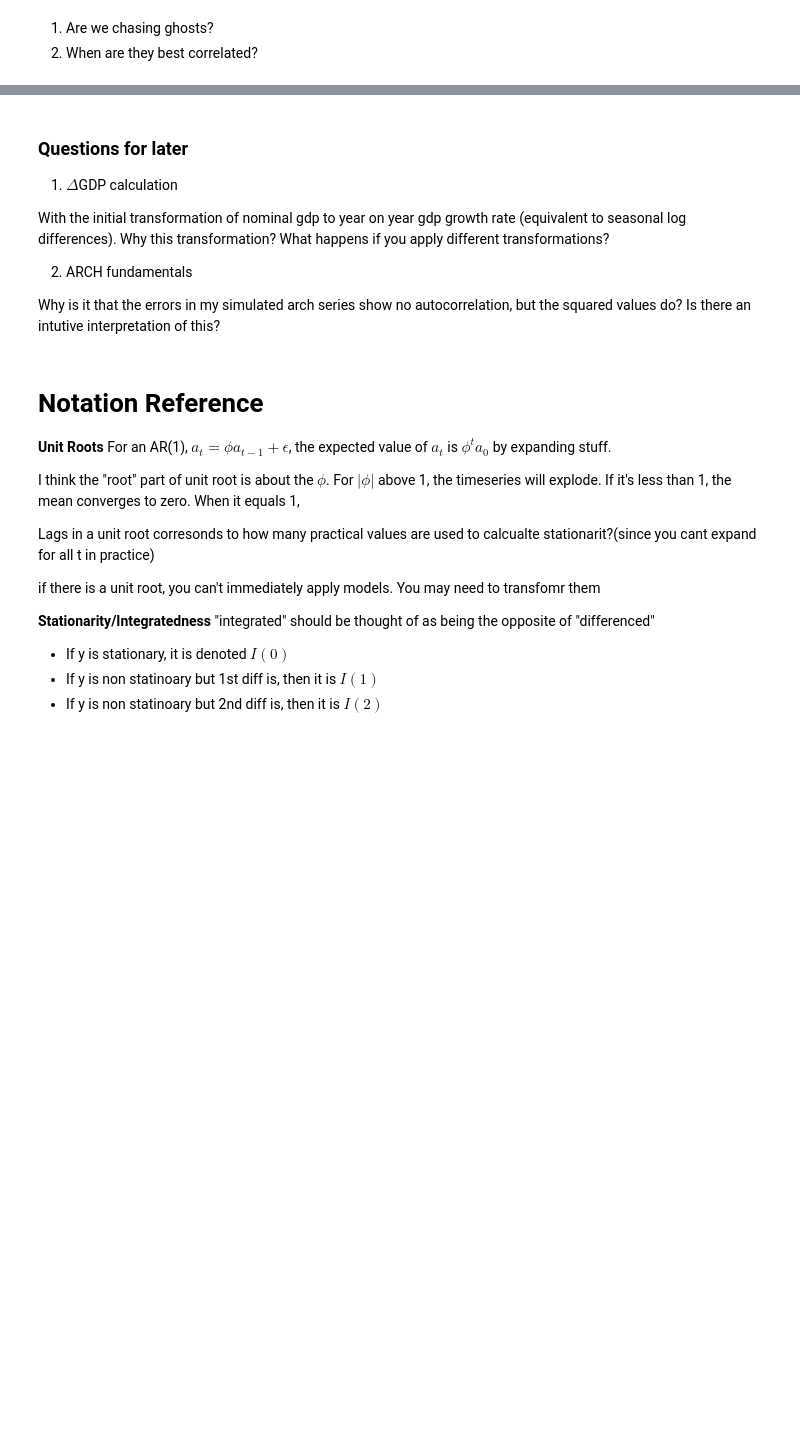
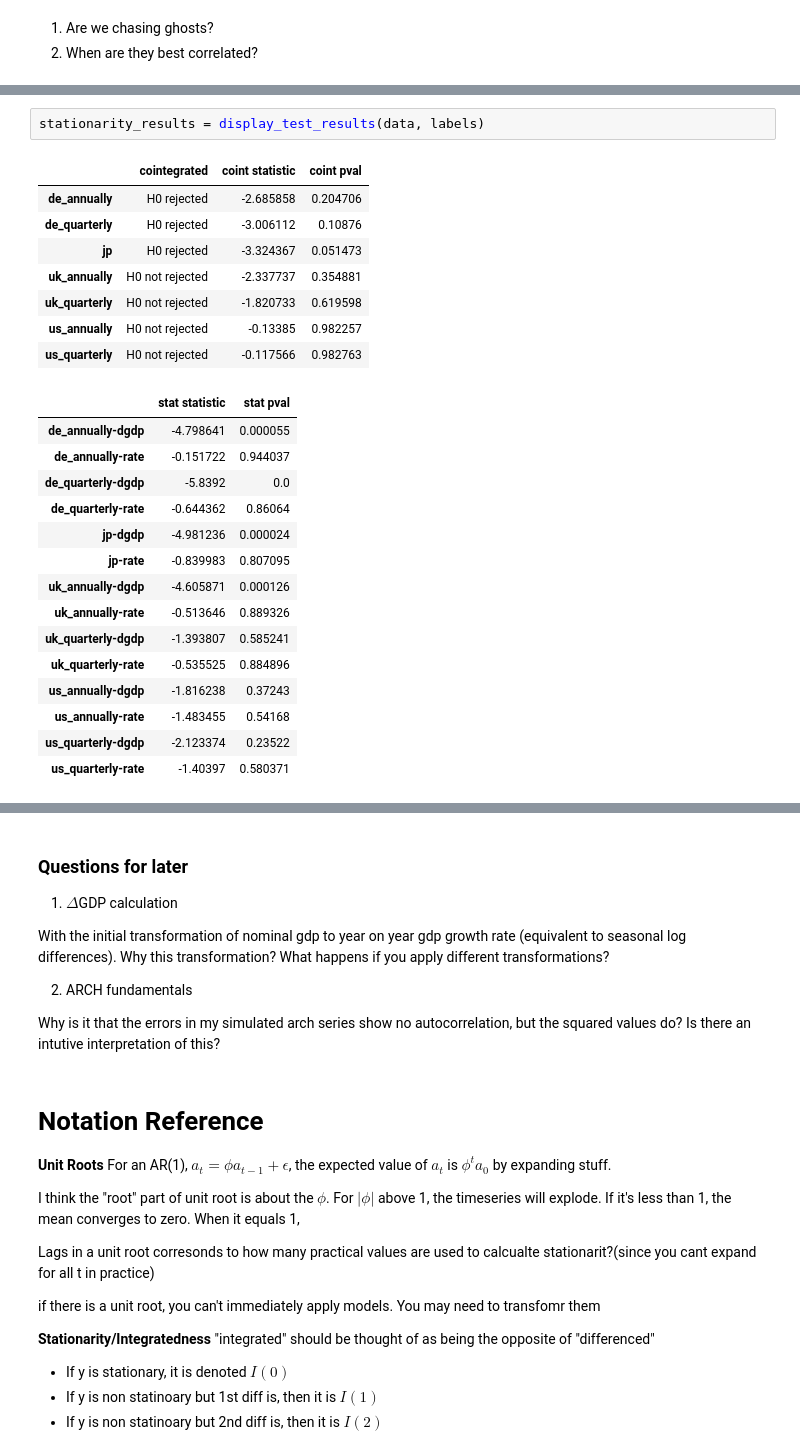
Before and after one commit to jth-kim/Data, a Jupyter notebook: growth_and_interest/growth_and_interest.ipynb, the cells around one changed output, grey strips where cells are left out. Saved outputs shown, nothing was run; the diff lists cells and outputs as text; blank space fills up the shorter version.

```diff
--- a/growth_and_interest/growth_and_interest.ipynb
+++ b/growth_and_interest/growth_and_interest.ipynb
@@ -66,0 +86,26 @@ See the caveats in the documentation: https://pandas.pydata.org/pandas-docs/stab
+# %%
+stationarity_results = display_test_results(data, labels)
+# %% [output]
+|  | cointegrated | coint statistic | coint pval |
+| de_annually | H0 rejected | -2.685858 | 0.204706 |
+| de_quarterly | H0 rejected | -3.006112 | 0.10876 |
+| jp | H0 rejected | -3.324367 | 0.051473 |
+| uk_annually | H0 not rejected | -2.337737 | 0.354881 |
+| uk_quarterly | H0 not rejected | -1.820733 | 0.619598 |
+| us_annually | H0 not rejected | -0.13385 | 0.982257 |
+| us_quarterly | H0 not rejected | -0.117566 | 0.982763 |
+|  | stat statistic | stat pval |
+| de_annually-dgdp | -4.798641 | 0.000055 |
+| de_annually-rate | -0.151722 | 0.944037 |
+| de_quarterly-dgdp | -5.8392 | 0.0 |
+| de_quarterly-rate | -0.644362 | 0.86064 |
+| jp-dgdp | -4.981236 | 0.000024 |
+| jp-rate | -0.839983 | 0.807095 |
+| uk_annually-dgdp | -4.605871 | 0.000126 |
+| uk_annually-rate | -0.513646 | 0.889326 |
+| uk_quarterly-dgdp | -1.393807 | 0.585241 |
+| uk_quarterly-rate | -0.535525 | 0.884896 |
+| us_annually-dgdp | -1.816238 | 0.37243 |
+| us_annually-rate | -1.483455 | 0.54168 |
+| us_quarterly-dgdp | -2.123374 | 0.23522 |
+| us_quarterly-rate | -1.40397 | 0.580371 |
```
Also changed, not shown: parts of 24 cells of this notebook, 1 other file.
